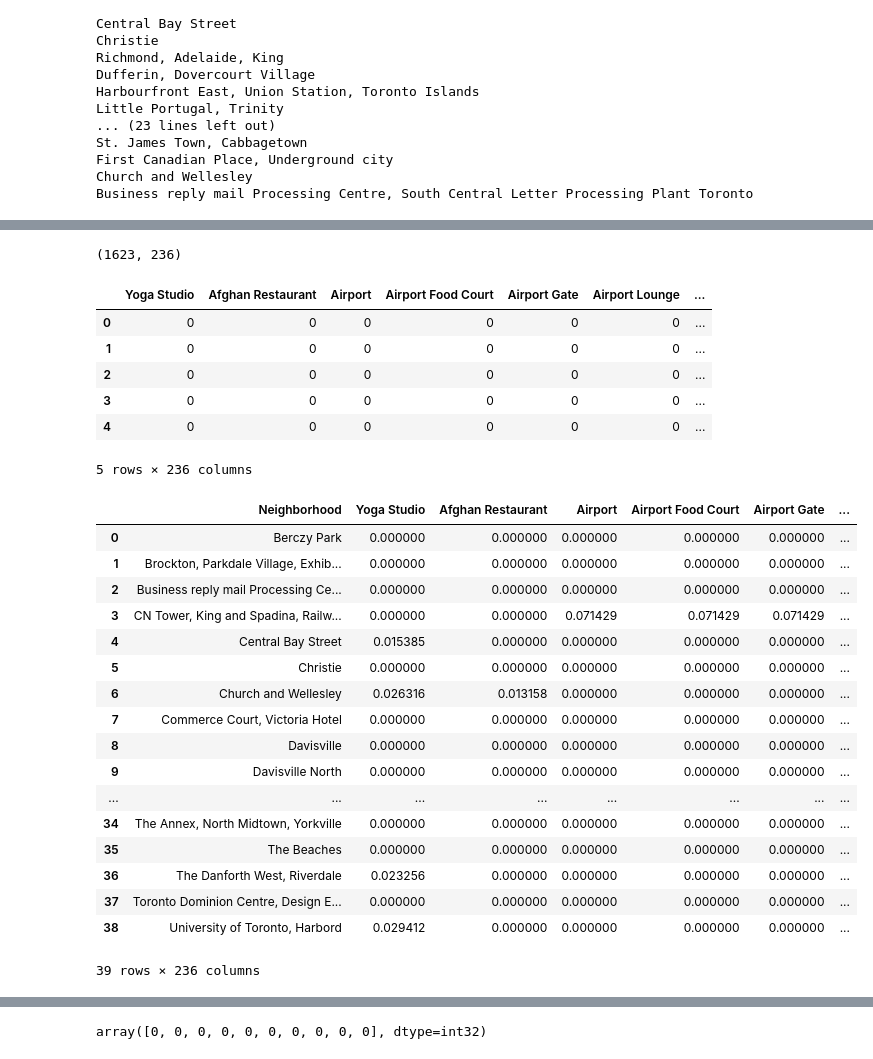
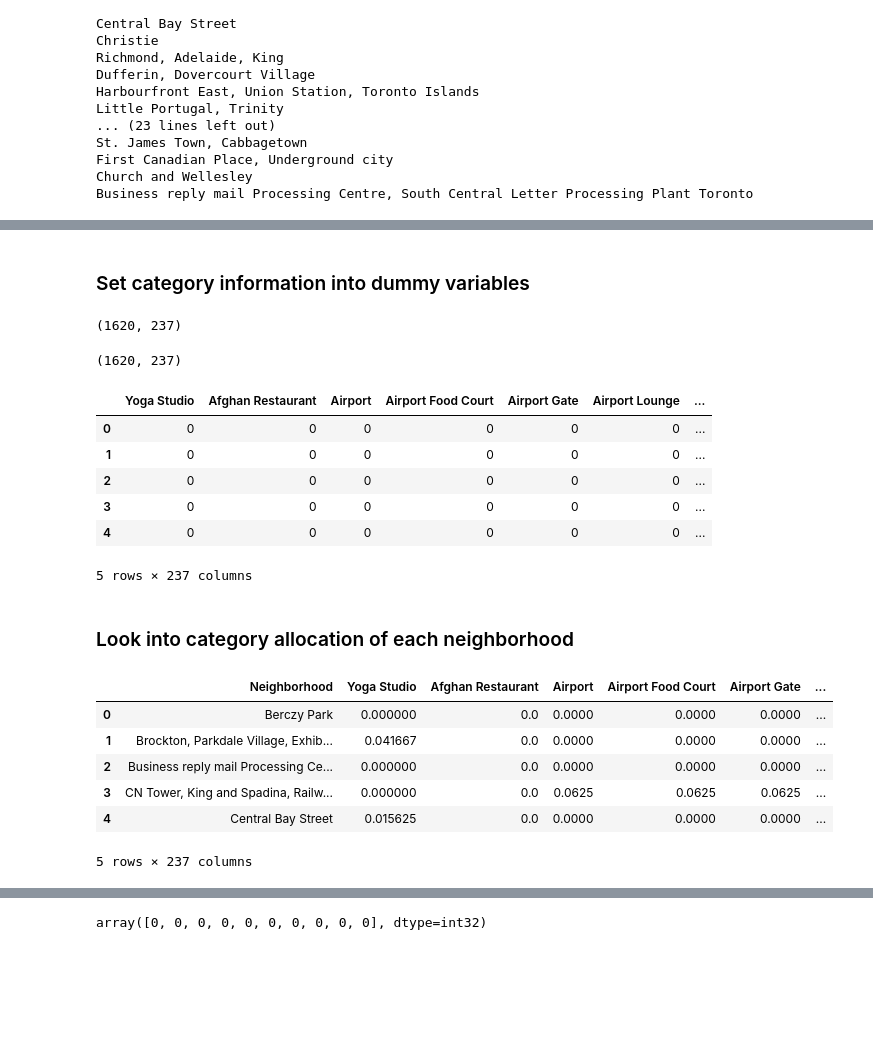
Before and after one commit to angiefong/Coursera_Capstone, a Jupyter notebook: Toronto.ipynb, the cells around one changed output, grey strips where cells are left out. Saved outputs shown, nothing was run; the diff lists cells and outputs as text; code cells hidden in the pictures; blank space fills up the shorter version.

```diff
--- a/Toronto.ipynb
+++ b/Toronto.ipynb
@@ -203,8 +224,8 @@ LIMIT = 100 # limit of number of venues returned by Foursquare API
 radius = 500 # define radius
 
 url = 'https://api.foursquare.com/v2/venues/explore?&client_id={}&client_secret={}&v={}&ll={},{}&radius={}&limit={}'.format(
-    CLIENT_ID,
-    CLIENT_SECRET,
+    cfg.credentials['CLIENT_ID'],
+    cfg.credentials['CLIENT_SECRET'],
     VERSION,
     neighborhood_latitude,
     neighborhood_longitude,
@@ -214,4 +235,5 @@ url
 # %% [output]
 'https://api.foursquare.com/v2/venues/explore?&client_id=U2XZOHVHKBOJN14540HLPFXTGOTQBWE0U1NMF33JS2CLDOE0&client_secret=U2RLWG0YSZTOV0XSJULL023CSKYZJ2HASRX1EOEJDMBX5RP3&v=20200101&ll=43.6542599,-79.36 ...
 # %%
-results = requests.get(url).json()
+result1 = requests.get(url).json()
+result1
@@ -229,16 +257,0 @@ def get_category_type(row):
-# %%
-venues = results['response']['groups'][0]['items']
-
-nearby_venues = json_normalize(venues) # flatten JSON
-
-# filter columns
-filtered_columns = ['venue.name', 'venue.categories', 'venue.location.lat', 'venue.location.lng']
-nearby_venues =nearby_venues.loc[:, filtered_columns]
-
-# filter the category for each row
-nearby_venues['venue.categories'] = nearby_venues.apply(get_category_type, axis=1)
-
-# clean columns
-nearby_venues.columns = [col.split(".")[-1] for col in nearby_venues.columns]
-
-nearby_venues.head()
@@ -355,10 +359,17 @@ There are 236 uniques categories.
+# %% [markdown]
+### Set category information into dummy variables
+# %%
+# one hot encoding
+toronto_onehot = pd.get_dummies(toronto_venues[['Venue Category']], prefix="", prefix_sep="")
+
+# add neighborhood column back to dataframe
+toronto_onehot['Neighborhood'] = toronto_venues['Neighborhood']
+
+toronto_onehot.shape
+toronto_onehot.insert(2, "Neighborhood", toronto_venues['Neighborhood'], True)
+# %% [output]
+(1620, 237)
 # %%
-# one hot encoding
-toronto_onehot = pd.get_dummies(toronto_venues[['Venue Category']], prefix="", prefix_sep="")
-
-# add neighborhood column back to dataframe
-toronto_onehot['Neighborhood'] = toronto_venues['Neighborhood']
-
 # move neighborhood column to the first column
 fixed_columns = [toronto_onehot.columns[-1]] + list(toronto_onehot.columns[:-1])
 toronto_onehot = toronto_onehot[fixed_columns]
@@ -366,36 +377,27 @@ toronto_onehot = toronto_onehot[fixed_columns]
 print(toronto_onehot.shape)
 toronto_onehot.head()
 # %% [output]
-(1623, 236)
+(1620, 237)
 |  | Yoga Studio | Afghan Restaurant | Airport | Airport Food Court | Airport Gate | Airport Lounge | ... |
 | 0 | 0 | 0 | 0 | 0 | 0 | 0 | ... |
 | 1 | 0 | 0 | 0 | 0 | 0 | 0 | ... |
 | 2 | 0 | 0 | 0 | 0 | 0 | 0 | ... |
 | 3 | 0 | 0 | 0 | 0 | 0 | 0 | ... |
 | 4 | 0 | 0 | 0 | 0 | 0 | 0 | ... |
-5 rows × 236 columns
+5 rows × 237 columns
+# %% [markdown]
+### Look into category allocation of each neighborhood
 # %%
 toronto_grouped = toronto_onehot.groupby('Neighborhood').mean().reset_index()
-toronto_grouped
+toronto_grouped.head()
 # %% [output]
 |  | Neighborhood | Yoga Studio | Afghan Restaurant | Airport | Airport Food Court | Airport Gate | ... |
-| 0 | Berczy Park | 0.000000 | 0.000000 | 0.000000 | 0.000000 | 0.000000 | ... |
-| 1 | Brockton, Parkdale Village, Exhib... | 0.000000 | 0.000000 | 0.000000 | 0.000000 | 0.000000 | ... |
-| 2 | Business reply mail Processing Ce... | 0.000000 | 0.000000 | 0.000000 | 0.000000 | 0.000000 | ... |
-| 3 | CN Tower, King and Spadina, Railw... | 0.000000 | 0.000000 | 0.071429 | 0.071429 | 0.071429 | ... |
-| 4 | Central Bay Street | 0.015385 | 0.000000 | 0.000000 | 0.000000 | 0.000000 | ... |
-| 5 | Christie | 0.000000 | 0.000000 | 0.000000 | 0.000000 | 0.000000 | ... |
-| 6 | Church and Wellesley | 0.026316 | 0.013158 | 0.000000 | 0.000000 | 0.000000 | ... |
-| 7 | Commerce Court, Victoria Hotel | 0.000000 | 0.000000 | 0.000000 | 0.000000 | 0.000000 | ... |
-| 8 | Davisville | 0.000000 | 0.000000 | 0.000000 | 0.000000 | 0.000000 | ... |
-| 9 | Davisville North | 0.000000 | 0.000000 | 0.000000 | 0.000000 | 0.000000 | ... |
-| ... | ... | ... | ... | ... | ... | ... | ... |
-| 34 | The Annex, North Midtown, Yorkville | 0.000000 | 0.000000 | 0.000000 | 0.000000 | 0.000000 | ... |
-| 35 | The Beaches | 0.000000 | 0.000000 | 0.000000 | 0.000000 | 0.000000 | ... |
-| 36 | The Danforth West, Riverdale | 0.023256 | 0.000000 | 0.000000 | 0.000000 | 0.000000 | ... |
-| 37 | Toronto Dominion Centre, Design E... | 0.000000 | 0.000000 | 0.000000 | 0.000000 | 0.000000 | ... |
-| 38 | University of Toronto, Harbord | 0.029412 | 0.000000 | 0.000000 | 0.000000 | 0.000000 | ... |
+| 0 | Berczy Park | 0.000000 | 0.0 | 0.0000 | 0.0000 | 0.0000 | ... |
+| 1 | Brockton, Parkdale Village, Exhib... | 0.041667 | 0.0 | 0.0000 | 0.0000 | 0.0000 | ... |
+| 2 | Business reply mail Processing Ce... | 0.000000 | 0.0 | 0.0000 | 0.0000 | 0.0000 | ... |
+| 3 | CN Tower, King and Spadina, Railw... | 0.000000 | 0.0 | 0.0625 | 0.0625 | 0.0625 | ... |
+| 4 | Central Bay Street | 0.015625 | 0.0 | 0.0000 | 0.0000 | 0.0000 | ... |
-39 rows × 236 columns
+5 rows × 237 columns
 # %%
 num_top_venues = 5
 
```
Also changed, not shown: parts of 46 cells of this notebook.
